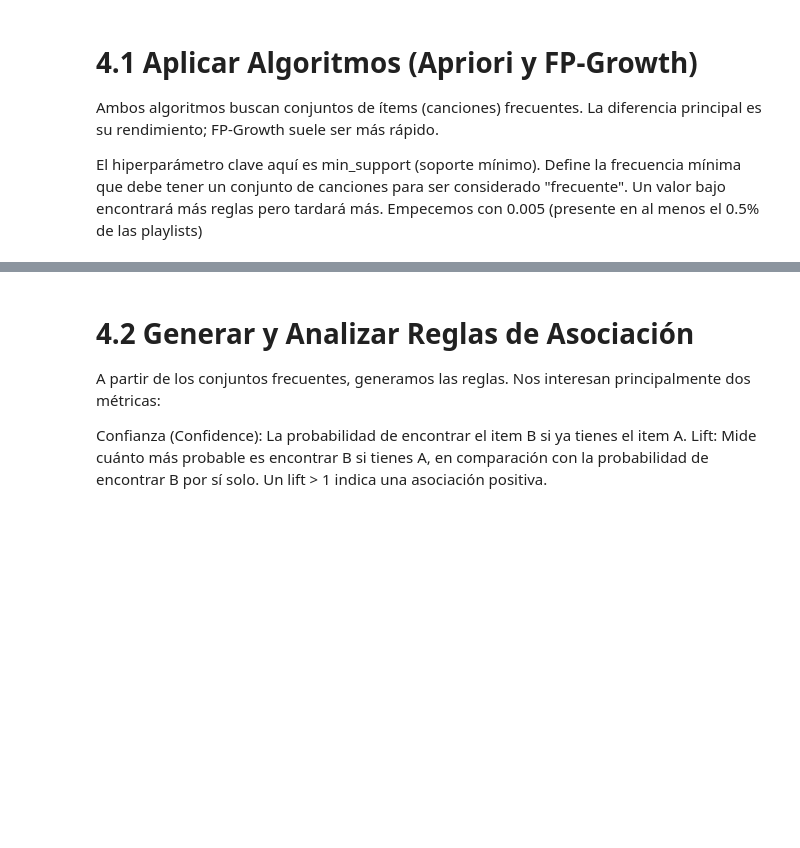
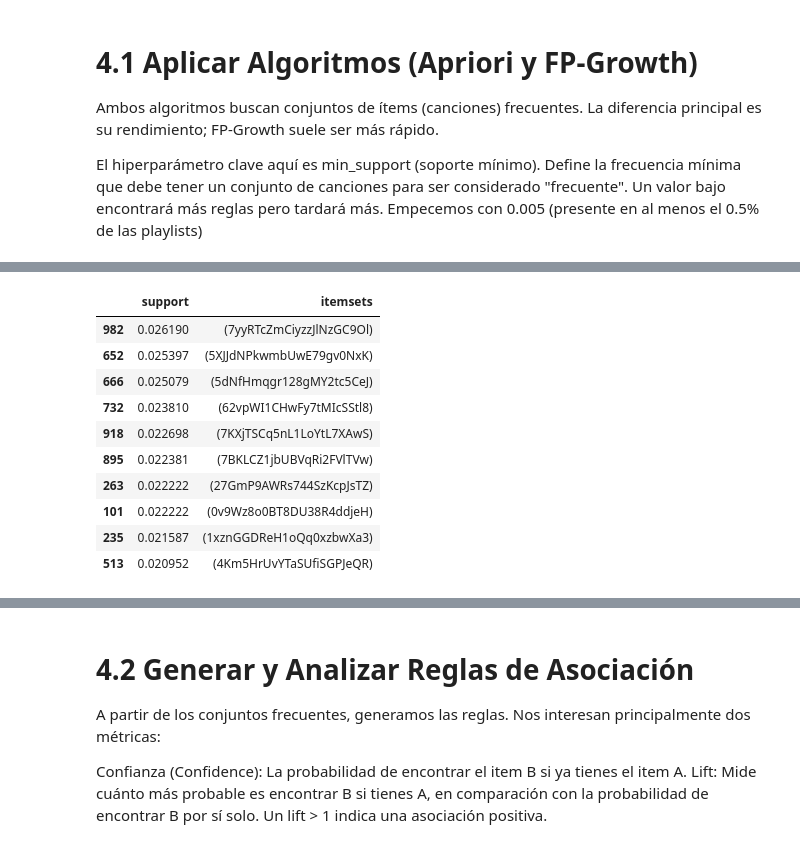
Before and after one commit to fabianlgomez/mpd-PlaylistSimilarity-unal, a Jupyter notebook: associationRules&Clustering.ipynb, the cells around one changed output, grey strips where cells are left out. Cells and saved outputs as stored; diff of their text form; code cells hidden in the pictures; blank space fills up the shorter version.

```diff
--- a/associationRules&Clustering.ipynb
+++ b/associationRules&Clustering.ipynb
@@ -157,0 +205,15 @@ Top 10 conjuntos de ítems más frecuentes:
+# %%
+# --- 4.1 Búsqueda de Ítems Frecuentes ---
+
+# Hiperparámetro a ajustar
+MIN_SUPPORT = 0.005
+
+# --- Algoritmo 1: Apriori ---
+print("Ejecutando Apriori...")
+
+frequent_itemsets_apriori = run_apriori_optimized(
+    df_transactions,
+    min_support=0.005,
+    max_len=3
+)
+print(f"Apriori encontró {len(frequent_itemsets_apriori)} ")
@@ -157,0 +319,14 @@ Top 10 conjuntos de ítems más frecuentes:
+# %%
+frequent_itemsets_apriori.sort_values(by='support', ascending=False).head(10)
+# %% [output]
+|  | support | itemsets |
+| 982 | 0.026190 | (7yyRTcZmCiyzzJlNzGC9Ol) |
+| 652 | 0.025397 | (5XJJdNPkwmbUwE79gv0NxK) |
+| 666 | 0.025079 | (5dNfHmqgr128gMY2tc5CeJ) |
+| 732 | 0.023810 | (62vpWI1CHwFy7tMIcSStl8) |
+| 918 | 0.022698 | (7KXjTSCq5nL1LoYtL7XAwS) |
+| 895 | 0.022381 | (7BKLCZ1jbUBVqRi2FVlTVw) |
+| 263 | 0.022222 | (27GmP9AWRs744SzKcpJsTZ) |
+| 101 | 0.022222 | (0v9Wz8o0BT8DU38R4ddjeH) |
+| 235 | 0.021587 | (1xznGGDReH1oQq0xzbwXa3) |
+| 513 | 0.020952 | (4Km5HrUvYTaSUfiSGPJeQR) |
```
Also changed, not shown: parts of 18 cells of this notebook.
